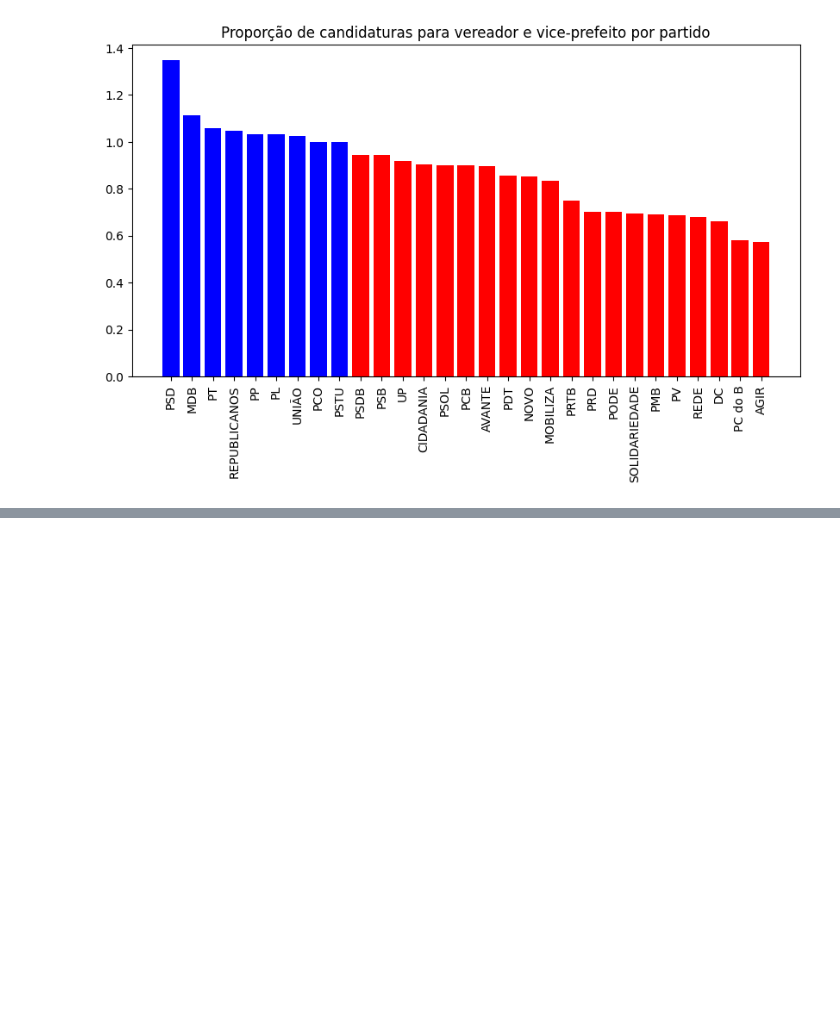
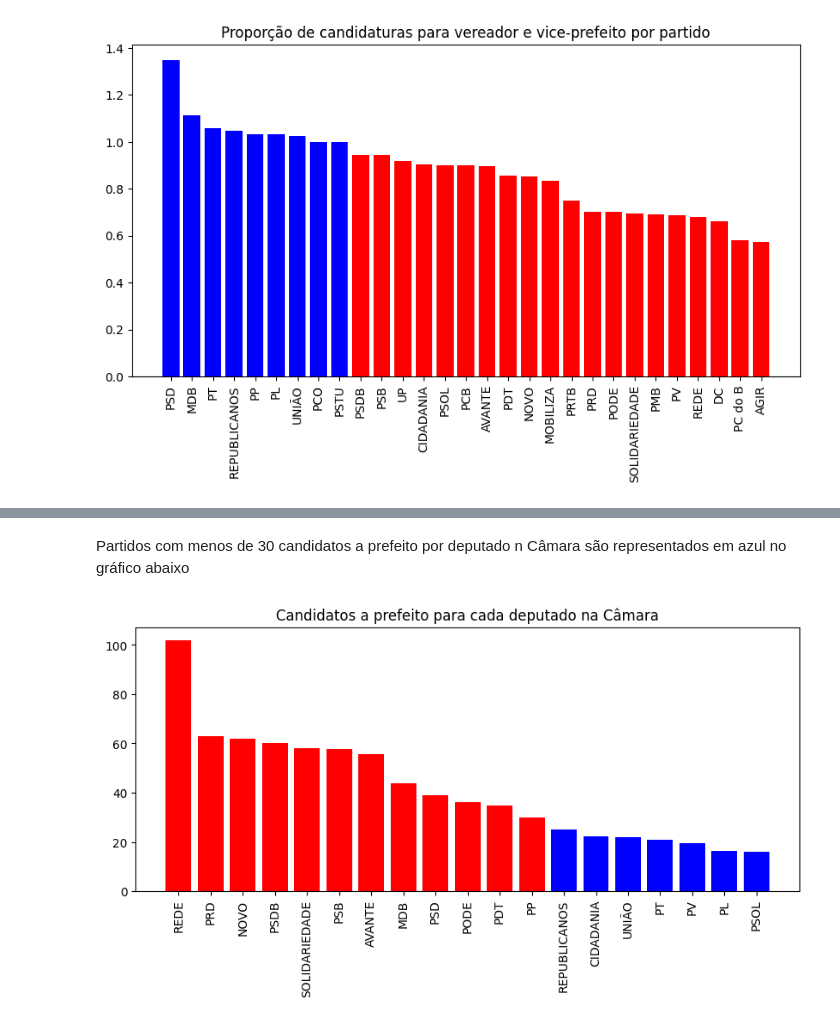
Before and after one commit to nfmmendes/eleicoes-2024-brasil, a Jupyter notebook: Eleições 2024.ipynb, the cells around one changed output, grey strips where cells are left out. Drawn from its saved outputs; the diff is of its cells as text; code cells hidden in the pictures; blank space fills up the shorter version.

```diff
--- a/Eleições 2024.ipynb
+++ b/Eleições 2024.ipynb
@@ -298,0 +358,13 @@ Partidos em azul, no gráfico acima, ttem mais candidatos a prefeit
+# %% [markdown]
+Partidos com menos de 30 candidatos a prefeito por deputado n Câmara são representados em azul no gráfico abaixo
+# %%
+df_cand_por_partido_e_cargo["CAND. PREFEITO POR DEPUTADO"] = df_cand_por_partido_e_cargo["PREFEITO"]/df_cand_por_partido_e_cargo["DEPUTADOS"]
+df_cand_por_partido_e_cargo = df_cand_por_partido_e_cargo.sort_values(by="CAND. PREFEITO POR DEPUTADO", ascending=False)
+bar_colors = ["blue" if x[1]["CAND. PREFEITO POR DEPUTADO"] <= 30 else "red" for x in df_cand_por_partido_e_cargo.iterrows()]
+figure = plt.figure(figsize = (10, 4))
+plt.bar(df_cand_por_partido_e_cargo["SG_PARTIDO"], df_cand_por_partido_e_cargo["CAND. PREFEITO POR DEPUTADO"], color=bar_colors)
+plt.xticks(rotation=90)
+plt.title("Candidatos a prefeito para cada deputado na Câmara")
+plt.show()
+# %% [output]
+[figure, added]
```
Also changed, not shown: parts of 5 cells of this notebook.
